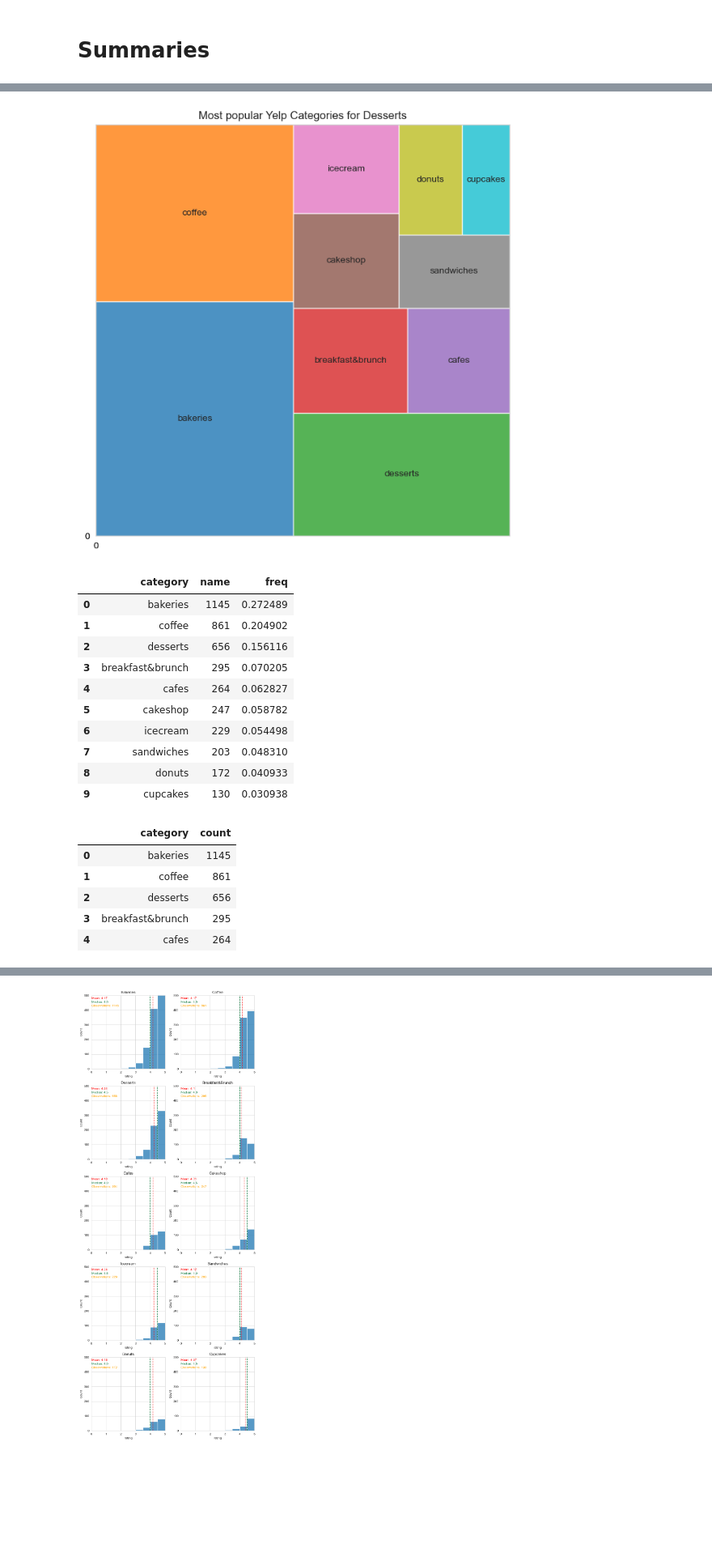
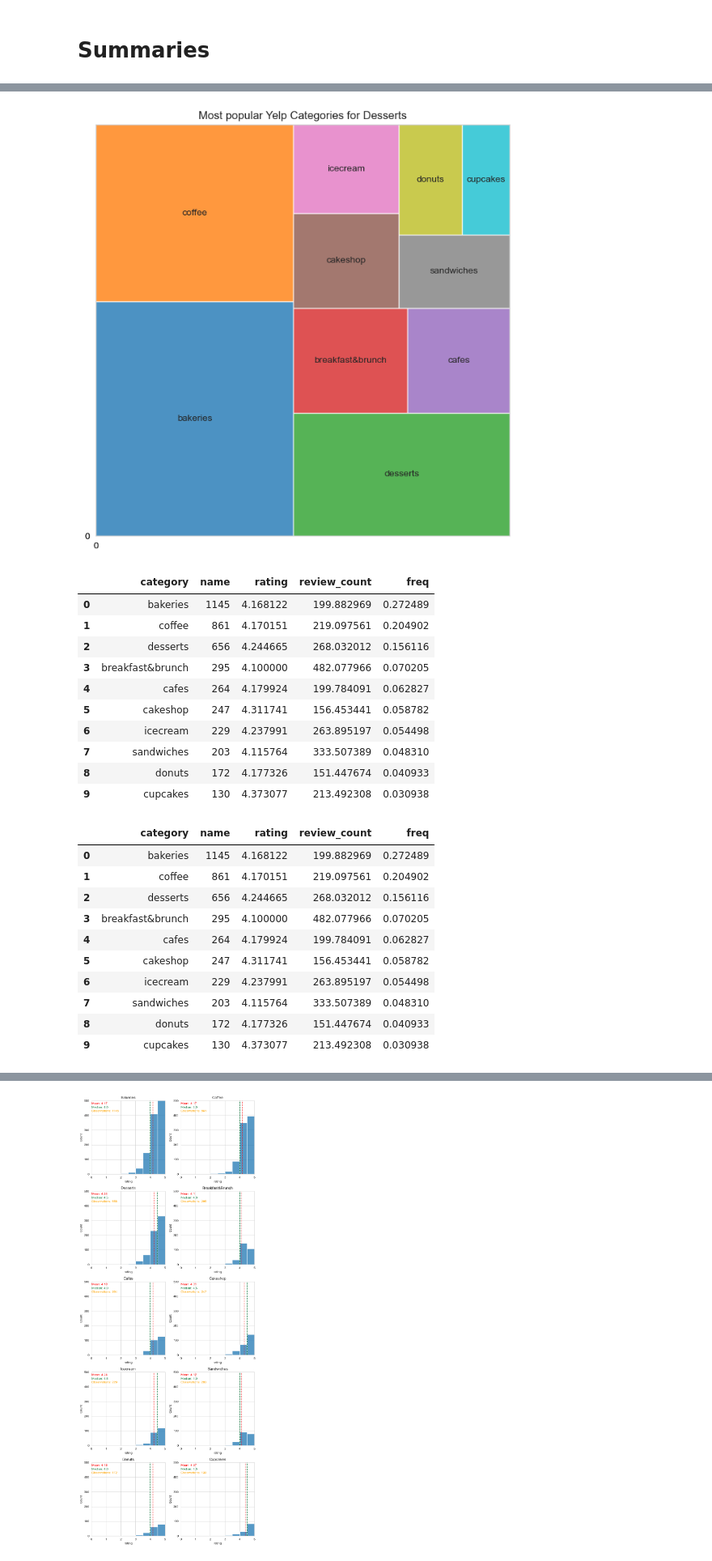
Before and after one commit to anderoos/analysis-of-nyc-bakeries, a Jupyter notebook: summary_analysis.ipynb, the cells around one changed output, grey strips where cells are left out. Shown at 81% size. Cells and saved outputs as stored; diff of their text form; code cells hidden in the pictures; blank space fills up the shorter version.

```diff
--- a/summary_analysis.ipynb
+++ b/summary_analysis.ipynb
@@ -33,7 +33,7 @@ df_main.head()
 | 8 | fPQ2eE9lm8tc87O5-GLjyA | Mille-Feuille Bakery | 441 | coffee | 4.5 | True | True | 2.0 | 40.782425 | ... |
 # %%
 # Distribution of business category
-category_agg = df_main.groupby('category').agg({'name': 'count'}).sort_values(by='name', ascending=False).reset_index()
+category_agg = df_main.groupby('category').agg({'name': 'count', 'rating': 'mean', 'review_count': 'mean'}).sort_values(by='name', ascending=False).reset_index()
 
 ten_colors = sns.color_palette()
 
@@ -41,7 +41,6 @@ import squarify
 to_squarify = category_agg.iloc[:10,:]
 to_squarify_sum = sum(to_squarify.name)
 to_squarify['freq'] = to_squarify.name.apply(lambda x: x/to_squarify_sum)
-
 fig7, ax7 = plt.subplots(figsize=(8,8))
 squarify.plot(sizes=to_squarify.name, label=to_squarify.category, alpha=0.8, color=ten_colors, ax=ax7)
 plt.title('Most popular Yelp Categories for Desserts')
@@ -52,17 +51,17 @@ fig7.savefig('Images/category-dist.png', format='png', dpi=150)
 to_squarify
 # %% [output]
 [figure]
-|  | category | name | freq |
-| 0 | bakeries | 1145 | 0.272489 |
-| 1 | coffee | 861 | 0.204902 |
-| 2 | desserts | 656 | 0.156116 |
-| 3 | breakfast&brunch | 295 | 0.070205 |
-| 4 | cafes | 264 | 0.062827 |
-| 5 | cakeshop | 247 | 0.058782 |
-| 6 | icecream | 229 | 0.054498 |
-| 7 | sandwiches | 203 | 0.048310 |
-| 8 | donuts | 172 | 0.040933 |
-| 9 | cupcakes | 130 | 0.030938 |
+|  | category | name | rating | review_count | freq |
+| 0 | bakeries | 1145 | 4.168122 | 199.882969 | 0.272489 |
+| 1 | coffee | 861 | 4.170151 | 219.097561 | 0.204902 |
+| 2 | desserts | 656 | 4.244665 | 268.032012 | 0.156116 |
+| 3 | breakfast&brunch | 295 | 4.100000 | 482.077966 | 0.070205 |
+| 4 | cafes | 264 | 4.179924 | 199.784091 | 0.062827 |
+| 5 | cakeshop | 247 | 4.311741 | 156.453441 | 0.058782 |
+| 6 | icecream | 229 | 4.237991 | 263.895197 | 0.054498 |
+| 7 | sandwiches | 203 | 4.115764 | 333.507389 | 0.048310 |
+| 8 | donuts | 172 | 4.177326 | 151.447674 | 0.040933 |
+| 9 | cupcakes | 130 | 4.373077 | 213.492308 | 0.030938 |
 # %%
 # # Add Zipcodes
 # # https://gis.stackexchange.com/questions/352961/converting-lat-lon-to-postal-code-using-python
@@ -88,12 +87,16 @@ to_squarify
 # zipcodes
 # %%
 # Top Ranking Business Categories in Dessert Cohort
-df_category_rankings = df_main.category.value_counts().reset_index()
-df_category_rankings.head()
+to_squarify
 # %% [output]
-|  | category | count |
-| 0 | bakeries | 1145 |
-| 1 | coffee | 861 |
-| 2 | desserts | 656 |
-| 3 | breakfast&brunch | 295 |
-| 4 | cafes | 264 |
+|  | category | name | rating | review_count | freq |
+| 0 | bakeries | 1145 | 4.168122 | 199.882969 | 0.272489 |
+| 1 | coffee | 861 | 4.170151 | 219.097561 | 0.204902 |
+| 2 | desserts | 656 | 4.244665 | 268.032012 | 0.156116 |
+| 3 | breakfast&brunch | 295 | 4.100000 | 482.077966 | 0.070205 |
+| 4 | cafes | 264 | 4.179924 | 199.784091 | 0.062827 |
+| 5 | cakeshop | 247 | 4.311741 | 156.453441 | 0.058782 |
+| 6 | icecream | 229 | 4.237991 | 263.895197 | 0.054498 |
+| 7 | sandwiches | 203 | 4.115764 | 333.507389 | 0.048310 |
+| 8 | donuts | 172 | 4.177326 | 151.447674 | 0.040933 |
+| 9 | cupcakes | 130 | 4.373077 | 213.492308 | 0.030938 |
```
Also changed, not shown: parts of 7 cells of this notebook, 10 other files.
